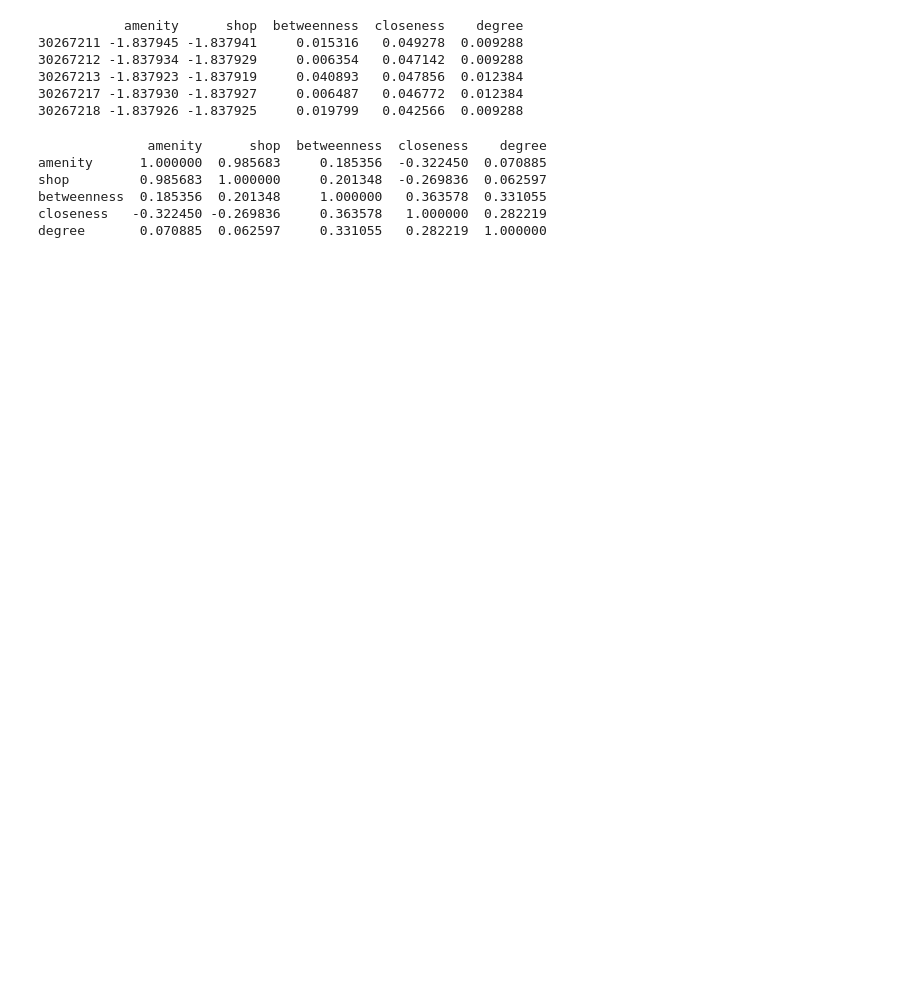
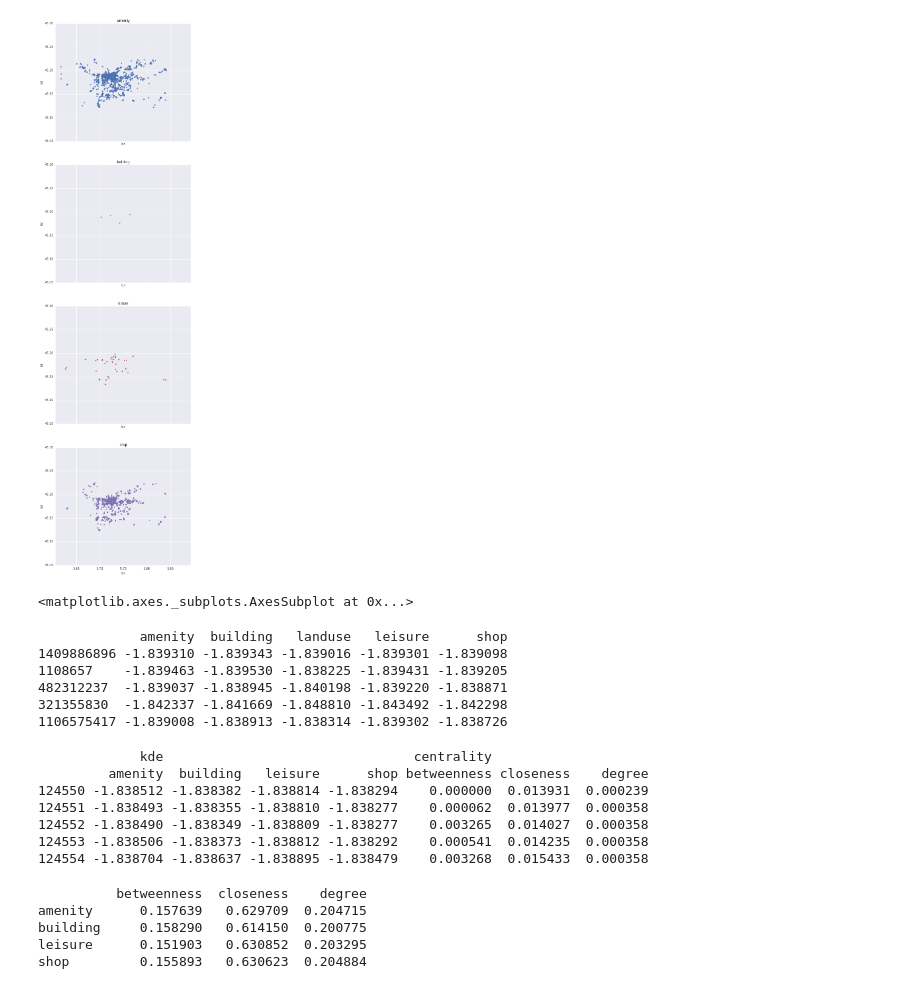
Before and after one commit to martibosch/landusemix, a Jupyter notebook: urban_analysis/notebooks/grenoble.ipynb, the cells around one changed output. Cells and saved outputs as stored; diff of their text form; code cells hidden in the pictures; blank space fills up the shorter version.

Commit message:
corrected calls to plots.py and loaders.py

```diff
--- a/urban_analysis/notebooks/grenoble.ipynb
+++ b/urban_analysis/notebooks/grenoble.ipynb
@@ -16,6 +16,6 @@ city_ref = 'grenoble'
 bbox=[45.1217, 5.6161, 45.2242, 5.84444]
 
 geo_graph = loaders.load_graph(city_ref, bbox)
-pois = loaders.load_pois(city_ref, bbox)
+pois_df = loaders.load_pois(city_ref, bbox)
 centrality_df = loaders.load_centrality(city_ref, geo_graph)
-kde_df = loaders.load_kde(city_ref, geo_graph, pois)
+kde_df = loaders.load_kde(city_ref, geo_graph, pois_df)
@@ -22,23 +31,34 @@ kde_df = loaders.load_kde(city_ref, geo_graph, pois)
+# %%
+import plots
+
+%matplotlib inline
+plots.pois_scatter(pois_df)
+# %% [output]
+[figure, added]
+<matplotlib.axes._subplots.AxesSubplot at 0x...>
+# %%
+kde_df.head()
+# %% [output]
+             amenity  building   landuse   leisure      shop
+1409886896 -1.839310 -1.839343 -1.839016 -1.839301 -1.839098
+1108657    -1.839463 -1.839530 -1.838225 -1.839431 -1.839205
+482312237  -1.839037 -1.838945 -1.840198 -1.839220 -1.838871
+321355830  -1.842337 -1.841669 -1.848810 -1.843492 -1.842298
+1106575417 -1.839008 -1.838913 -1.838314 -1.839302 -1.838726
 # %%
 import pandas as pd
 
+# TODO: automatize this in some module
+
 centrality_kde_df = pd.concat([
     pd.DataFrame({ key: value for (key, value) in zip(kde_df.columns, list(map(kde_df.__getitem__, kde_df.columns))) }),
-    centrality_df], axis=1)
+    centrality_df], axis=1, keys=['kde', 'centrality'])
 centrality_kde_df.head()
 # %% [output]
-           amenity      shop  betweenness  closeness    degree
-30267211 -1.837945 -1.837941     0.015316   0.049278  0.009288
-30267212 -1.837934 -1.837929     0.006354   0.047142  0.009288
-30267213 -1.837923 -1.837919     0.040893   0.047856  0.012384
-30267217 -1.837930 -1.837927     0.006487   0.046772  0.012384
-30267218 -1.837926 -1.837925     0.019799   0.042566  0.009288
+             kde                                centrality
+         amenity  building   leisure      shop betweenness closeness    degree
+124550 -1.838512 -1.838382 -1.838814 -1.838294    0.000000  0.013931  0.000239
+124551 -1.838493 -1.838355 -1.838810 -1.838277    0.000062  0.013977  0.000358
+124552 -1.838490 -1.838349 -1.838809 -1.838277    0.003265  0.014027  0.000358
+124553 -1.838506 -1.838373 -1.838812 -1.838292    0.000541  0.014235  0.000358
+124554 -1.838704 -1.838637 -1.838895 -1.838479    0.003268  0.015433  0.000358
-# %%
-centrality_kde_df.corr()
-# %% [output]
-              amenity      shop  betweenness  closeness    degree
-amenity      1.000000  0.985683     0.185356  -0.322450  0.070885
-shop         0.985683  1.000000     0.201348  -0.269836  0.062597
-betweenness  0.185356  0.201348     1.000000   0.363578  0.331055
-closeness   -0.322450 -0.269836     0.363578   1.000000  0.282219
-degree       0.070885  0.062597     0.331055   0.282219  1.000000
@@ -51,0 +65,10 @@ category_gb = pois.groupby(by=['key'])
+# %%
+# TODO: automatize this in some module
+centrality_kde_corr = centrality_kde_df.corr().xs('kde', level=0).xs('centrality', level=0, axis=1)
+centrality_kde_corr
+# %% [output]
+          betweenness  closeness    degree
+amenity      0.157639   0.629709  0.204715
+building     0.158290   0.614150  0.200775
+leisure      0.151903   0.630852  0.203295
+shop         0.155893   0.630623  0.204884
```
Also changed, not shown: parts of 5 cells of this notebook.
